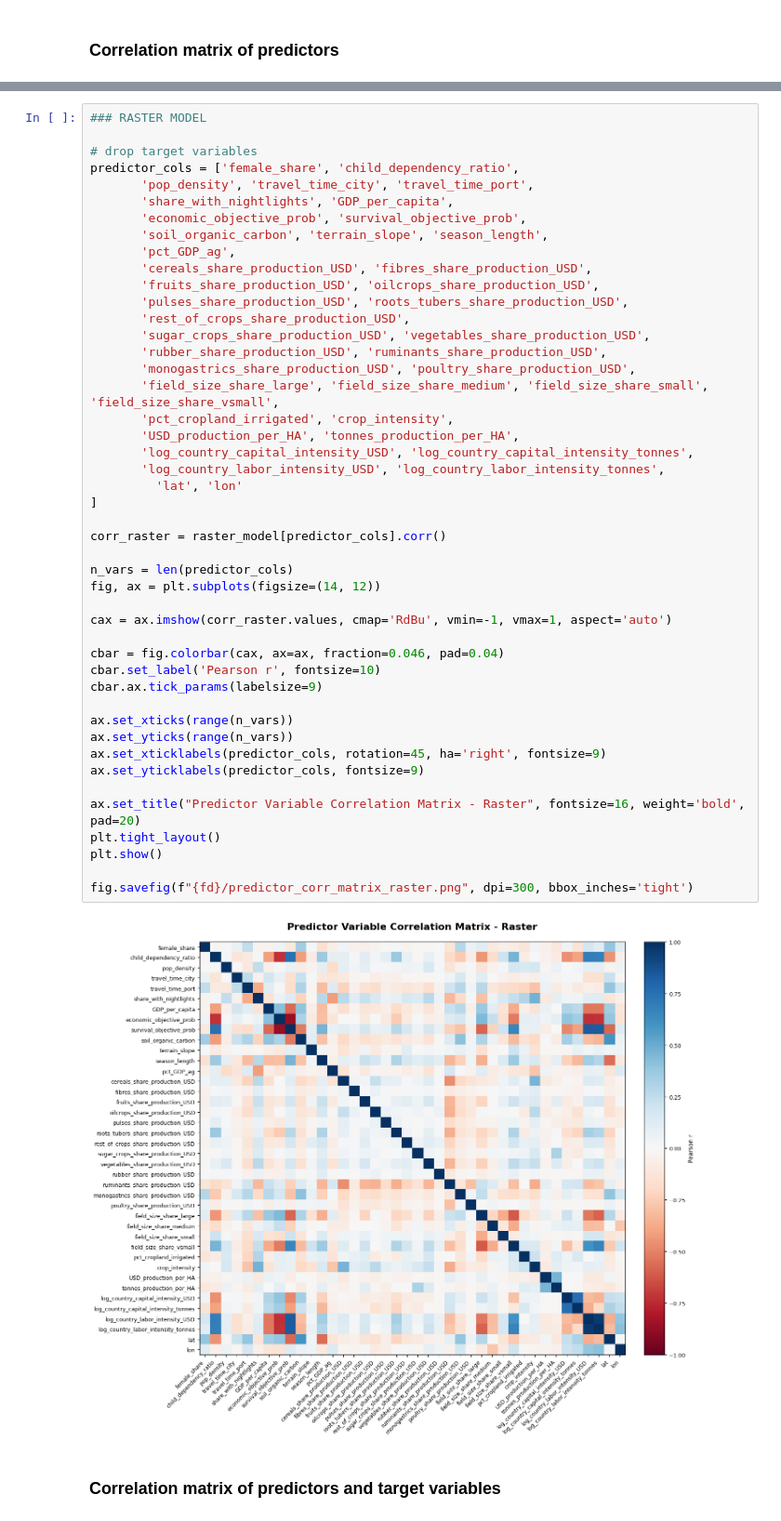
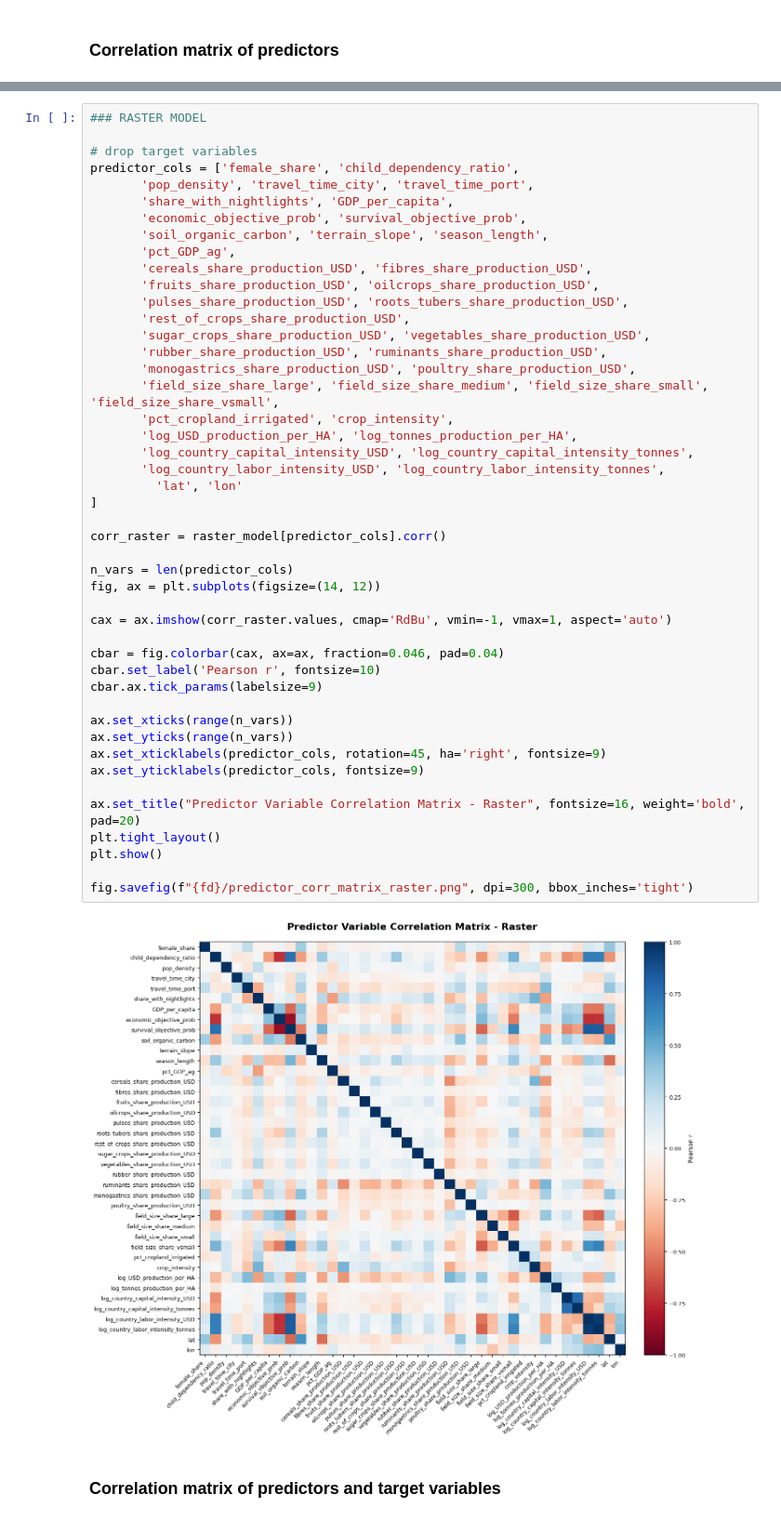
Before and after one commit to carinamani/AgDownscaling, a Jupyter notebook: 02_EDA/identify_colinear_predictors.ipynb, the cells around one changed output, grey strips where cells are left out. Shown at 93% size. Cells and saved outputs as stored; diff of their text form.

```diff
--- a/02_EDA/identify_colinear_predictors.ipynb
+++ b/02_EDA/identify_colinear_predictors.ipynb
@@ -142,35 +142,35 @@ predictor_cols = ['female_share', 'child_dependency_ratio',
        'monogastrics_share_production_USD', 'poultry_share_production_USD',
        'field_size_share_large', 'field_size_share_medium', 'field_size_share_small', 'field_size_share_vsmall',
        'pct_cropland_irrigated', 'crop_intensity',
-       'USD_production_per_HA', 'tonnes_production_per_HA',
+       'log_USD_production_per_HA', 'log_tonnes_production_per_HA',
        'log_country_capital_intensity_USD', 'log_country_capital_intensity_tonnes',
        'log_country_labor_intensity_USD', 'log_country_labor_intensity_tonnes',
          'lat', 'lon'
 ]
 
 corr_raster = raster_model[predictor_cols].corr()
 
 n_vars = len(predictor_cols)
 fig, ax = plt.subplots(figsize=(14, 12))
 
 cax = ax.imshow(corr_raster.values, cmap='RdBu', vmin=-1, vmax=1, aspect='auto')
 
 cbar = fig.colorbar(cax, ax=ax, fraction=0.046, pad=0.04)
 cbar.set_label('Pearson r', fontsize=10)
 cbar.ax.tick_params(labelsize=9)
 
 ax.set_xticks(range(n_vars))
 ax.set_yticks(range(n_vars))
 ax.set_xticklabels(predictor_cols, rotation=45, ha='right', fontsize=9)
 ax.set_yticklabels(predictor_cols, fontsize=9)
 
 ax.set_title("Predictor Variable Correlation Matrix - Raster", fontsize=16, weight='bold', pad=20)
 plt.tight_layout()
 plt.show()
 
 fig.savefig(f"{fd}/predictor_corr_matrix_raster.png", dpi=300, bbox_inches='tight')
 # %% [output]
-[figure, old version]
+[figure, new version]
 # %% [markdown]
 ### Correlation matrix of predictors and target variables
 # %%
```
Also changed, not shown: parts of 4 cells of this notebook, 6 other files.
